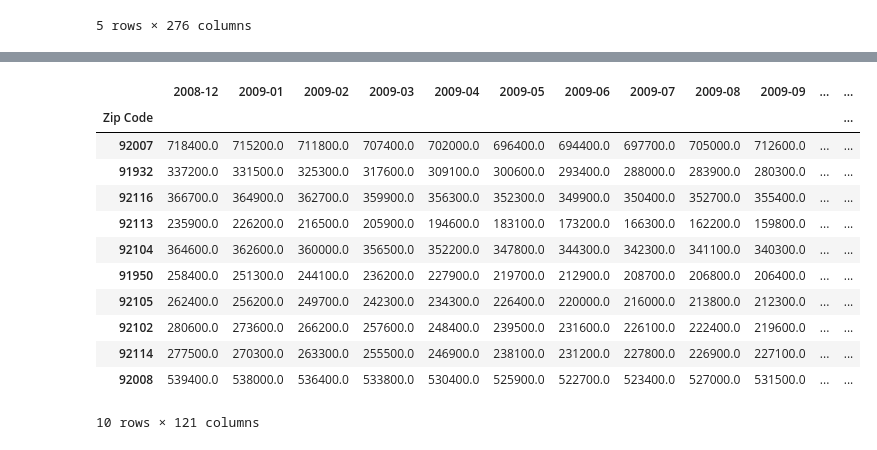
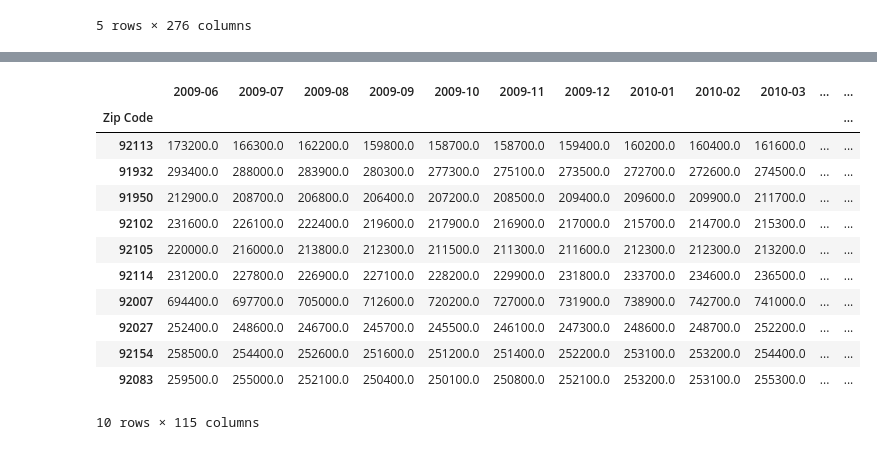
Before and after one commit to cgainor/Housing-and-Income-Appreciation, a Jupyter notebook: Work/ZipCode_10yr_Line.ipynb, the cells around one changed output, grey strips where cells are left out. Cells and saved outputs as stored; diff of their text form; code cells hidden in the pictures.

```diff
--- a/Work/ZipCode_10yr_Line.ipynb
+++ b/Work/ZipCode_10yr_Line.ipynb
@@ -38,16 +38,16 @@ sd_county_zips_index.head()
 5 rows × 276 columns
 # %%
 # Find column index for desired date range start and end
-start = sd_county_zips_index.columns.get_loc("2008-12")
+start = sd_county_zips_index.columns.get_loc("2009-06")
 end = sd_county_zips_index.columns.get_loc("2018-12")
 
 # Make a new dataframe containing the 10 year range of data Dec 2008 - Dec 2018
 # range_dates = sd_county_zips_index.iloc[:, start:end+1]
-sd_county_zips_10yr_city_rank = pd.DataFrame(sd_county_zips_index, columns=["City", "SizeRank"])
+sd_county_zips_rec_city_rank = pd.DataFrame(sd_county_zips_index, columns=["City", "SizeRank"])
 
-sd_county_zips_10yr_date_range = sd_county_zips_index.iloc[:, start:end+1]
+sd_county_zips_rec_date_range = sd_county_zips_index.iloc[:, start:end+1]
 
-sd_county_zips_10yr = pd.merge(sd_county_zips_10yr_city_rank, sd_county_zips_10yr_date_range, on="RegionName")
-sd_county_zips_10yr.index.names = ['Zip Code']
-sd_county_zips_10yr.head()
+sd_county_zips_rec = pd.merge(sd_county_zips_rec_city_rank, sd_county_zips_rec_date_range, on="RegionName")
+sd_county_zips_rec.index.names = ['Zip Code']
+sd_county_zips_rec.head()
 # %% [output]
@@ -62,14 +62,14 @@ sd_county_zips_10yr.head()
 # %%
 # Make a dataframe for summary
-summary_zips_base = pd.DataFrame(sd_county_zips_10yr, columns=["2008-12", "2018-12"])
-summary_zips = summary_zips_base.rename(columns={"2008-12": "2008-Q4 Home Value", "2018-12": "2018-Q4 Home Value"})
+summary_zips_base = pd.DataFrame(sd_county_zips_rec, columns=["2009-06", "2018-12"])
+summary_zips = summary_zips_base.rename(columns={"2009-06": "2009-Q2 Home Value", "2018-12": "2018-Q4 Home Value"})
 summary_zips.index.names = ['Zip Code']
-summary_zips["10-Yr Home Value Change"] = (summary_zips["2018-Q4 Home Value"] - summary_zips["2008-Q4 Home Value"])*100 / summary_zips["2008-Q4 Home Value"]
+summary_zips["Home Value Change"] = (summary_zips["2018-Q4 Home Value"] - summary_zips["2009-Q2 Home Value"])*100 / summary_zips["2009-Q2 Home Value"]
 
 # Make a copy of the summary dataframe that is formatted for display
 summary_zips_formatted = summary_zips.copy()
-summary_zips_formatted["2008-Q4 Home Value"] = summary_zips_formatted["2008-Q4 Home Value"].map("${:,.0f}".format)
+summary_zips_formatted["2009-Q2 Home Value"] = summary_zips_formatted["2009-Q2 Home Value"].map("${:,.0f}".format)
 summary_zips_formatted["2018-Q4 Home Value"] = summary_zips_formatted["2018-Q4 Home Value"].map("${:,.0f}".format)
-summary_zips_formatted["10-Yr Home Value Change"] = summary_zips_formatted["10-Yr Home Value Change"].map("{:.2f}%".format)
+summary_zips_formatted["Home Value Change"] = summary_zips_formatted["Home Value Change"].map("{:.2f}%".format)
 summary_zips_formatted.head()
 # %% [output]
@@ -83,12 +83,12 @@ summary_zips_formatted.head()
 # %%
 # Rank the 10 year zip code data by value change (%) descending
-ranked_zips = summary_zips.sort_values(["10-Yr Home Value Change"], ascending=False)
+ranked_zips = summary_zips.sort_values(["Home Value Change"], ascending=False)
 ranked_zips.head()
 
 # Make a copy of the sorted dataframe that is formatted for display
 ranked_zips_formatted = ranked_zips.copy()
-ranked_zips_formatted["2008-Q4 Home Value"] = ranked_zips_formatted["2008-Q4 Home Value"].map("${:,.0f}".format)
+ranked_zips_formatted["2009-Q2 Home Value"] = ranked_zips_formatted["2009-Q2 Home Value"].map("${:,.0f}".format)
 ranked_zips_formatted["2018-Q4 Home Value"] = ranked_zips_formatted["2018-Q4 Home Value"].map("${:,.0f}".format)
-ranked_zips_formatted["10-Yr Home Value Change"] = ranked_zips_formatted["10-Yr Home Value Change"].map("{:.2f}%".format)
-ranked_zips_formatted.head()
+ranked_zips_formatted["Home Value Change"] = ranked_zips_formatted["Home Value Change"].map("{:.2f}%".format)
+ranked_zips_formatted
 # %% [output]
@@ -102,29 +114,29 @@ ranked_zips_formatted.head()
 # %%
 # Take the top 10 highest appreciation rates and put them in a dataframe
 top_10_df = ranked_zips.iloc[0:10, :]
 
 # Merge top_10_df with sd_county_zips_10yr to get 10yr monthly data for the top 10
-top_10_all_months = pd.merge(top_10_df, sd_county_zips_10yr, how='left', on = ['Zip Code'])
-del top_10_all_months['2008-Q4 Home Value']
+top_10_all_months = pd.merge(top_10_df, sd_county_zips_rec, how='left', on = ['Zip Code'])
+del top_10_all_months['2009-Q2 Home Value']
 del top_10_all_months['2018-Q4 Home Value']
-del top_10_all_months['10-Yr Home Value Change']
+del top_10_all_months['Home Value Change']
 del top_10_all_months['City']
 del top_10_all_months['SizeRank']
 top_10_all_months
 # %% [output]
-|  | 2008-12 | 2009-01 | 2009-02 | 2009-03 | 2009-04 | 2009-05 | 2009-06 | 2009-07 | 2009-08 | 2009-09 | ... | ... |
+|  | 2009-06 | 2009-07 | 2009-08 | 2009-09 | 2009-10 | 2009-11 | 2009-12 | 2010-01 | 2010-02 | 2010-03 | ... | ... |
 | Zip Code |  |  |  |  |  |  |  |  |  |  |  | ... |
-| 92007 | 718400.0 | 715200.0 | 711800.0 | 707400.0 | 702000.0 | 696400.0 | 694400.0 | 697700.0 | 705000.0 | 712600.0 | ... | ... |
-| 91932 | 337200.0 | 331500.0 | 325300.0 | 317600.0 | 309100.0 | 300600.0 | 293400.0 | 288000.0 | 283900.0 | 280300.0 | ... | ... |
-| 92116 | 366700.0 | 364900.0 | 362700.0 | 359900.0 | 356300.0 | 352300.0 | 349900.0 | 350400.0 | 352700.0 | 355400.0 | ... | ... |
-| 92113 | 235900.0 | 226200.0 | 216500.0 | 205900.0 | 194600.0 | 183100.0 | 173200.0 | 166300.0 | 162200.0 | 159800.0 | ... | ... |
-| 92104 | 364600.0 | 362600.0 | 360000.0 | 356500.0 | 352200.0 | 347800.0 | 344300.0 | 342300.0 | 341100.0 | 340300.0 | ... | ... |
-| 91950 | 258400.0 | 251300.0 | 244100.0 | 236200.0 | 227900.0 | 219700.0 | 212900.0 | 208700.0 | 206800.0 | 206400.0 | ... | ... |
-| 92105 | 262400.0 | 256200.0 | 249700.0 | 242300.0 | 234300.0 | 226400.0 | 220000.0 | 216000.0 | 213800.0 | 212300.0 | ... | ... |
-| 92102 | 280600.0 | 273600.0 | 266200.0 | 257600.0 | 248400.0 | 239500.0 | 231600.0 | 226100.0 | 222400.0 | 219600.0 | ... | ... |
-| 92114 | 277500.0 | 270300.0 | 263300.0 | 255500.0 | 246900.0 | 238100.0 | 231200.0 | 227800.0 | 226900.0 | 227100.0 | ... | ... |
-| 92008 | 539400.0 | 538000.0 | 536400.0 | 533800.0 | 530400.0 | 525900.0 | 522700.0 | 523400.0 | 527000.0 | 531500.0 | ... | ... |
+| 92113 | 173200.0 | 166300.0 | 162200.0 | 159800.0 | 158700.0 | 158700.0 | 159400.0 | 160200.0 | 160400.0 | 161600.0 | ... | ... |
+| 91932 | 293400.0 | 288000.0 | 283900.0 | 280300.0 | 277300.0 | 275100.0 | 273500.0 | 272700.0 | 272600.0 | 274500.0 | ... | ... |
+| 91950 | 212900.0 | 208700.0 | 206800.0 | 206400.0 | 207200.0 | 208500.0 | 209400.0 | 209600.0 | 209900.0 | 211700.0 | ... | ... |
+| 92102 | 231600.0 | 226100.0 | 222400.0 | 219600.0 | 217900.0 | 216900.0 | 217000.0 | 215700.0 | 214700.0 | 215300.0 | ... | ... |
+| 92105 | 220000.0 | 216000.0 | 213800.0 | 212300.0 | 211500.0 | 211300.0 | 211600.0 | 212300.0 | 212300.0 | 213200.0 | ... | ... |
+| 92114 | 231200.0 | 227800.0 | 226900.0 | 227100.0 | 228200.0 | 229900.0 | 231800.0 | 233700.0 | 234600.0 | 236500.0 | ... | ... |
+| 92007 | 694400.0 | 697700.0 | 705000.0 | 712600.0 | 720200.0 | 727000.0 | 731900.0 | 738900.0 | 742700.0 | 741000.0 | ... | ... |
+| 92027 | 252400.0 | 248600.0 | 246700.0 | 245700.0 | 245500.0 | 246100.0 | 247300.0 | 248600.0 | 248700.0 | 252200.0 | ... | ... |
+| 92154 | 258500.0 | 254400.0 | 252600.0 | 251600.0 | 251200.0 | 251400.0 | 252200.0 | 253100.0 | 253200.0 | 254400.0 | ... | ... |
+| 92083 | 259500.0 | 255000.0 | 252100.0 | 250400.0 | 250100.0 | 250800.0 | 252100.0 | 253200.0 | 253100.0 | 255300.0 | ... | ... |
-10 rows × 121 columns
+10 rows × 115 columns
 # %%
 # De-index top_10_all_months
 top_10_all_months_noIndex = top_10_all_months.copy()
```
Also changed, not shown: parts of 7 cells of this notebook.
